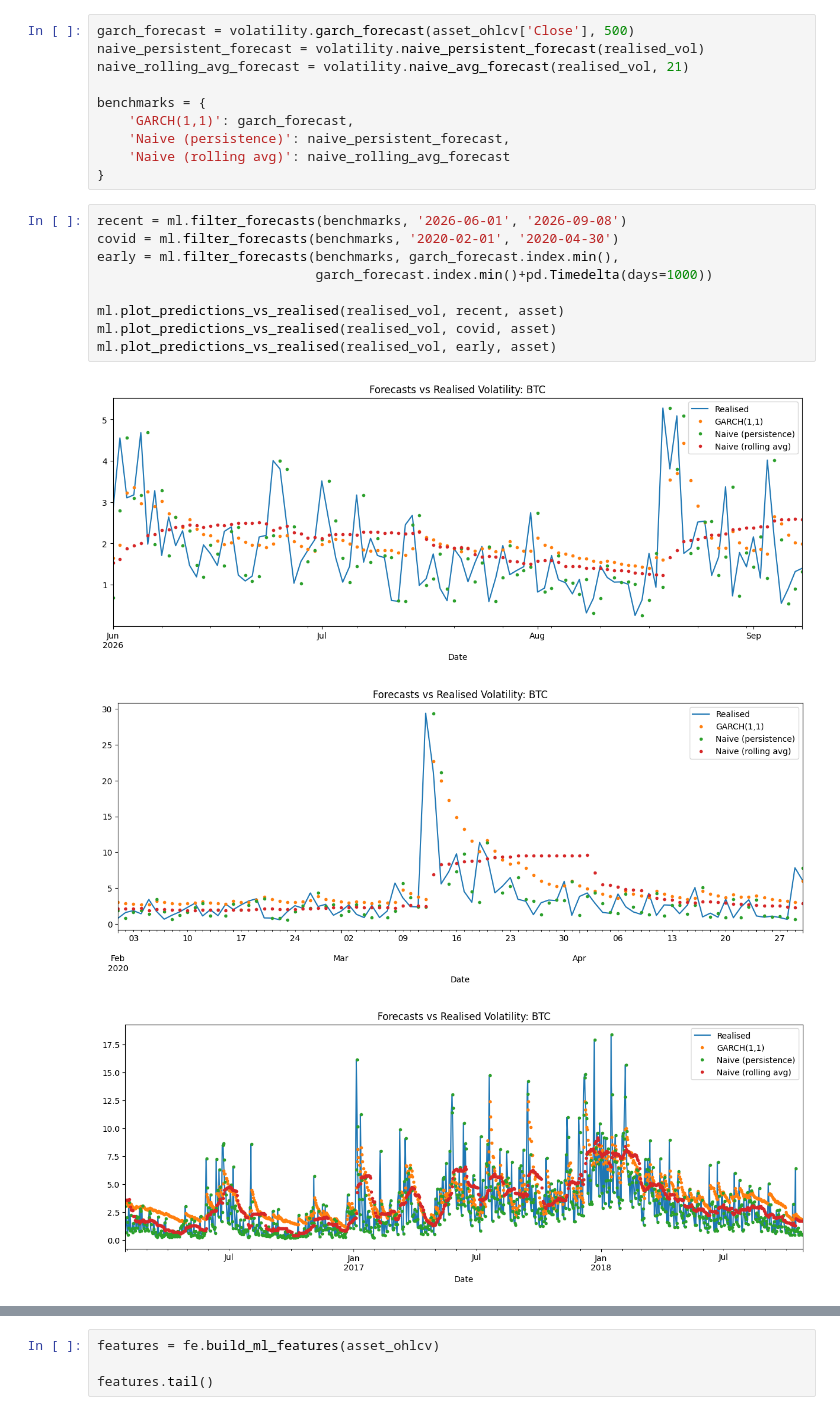
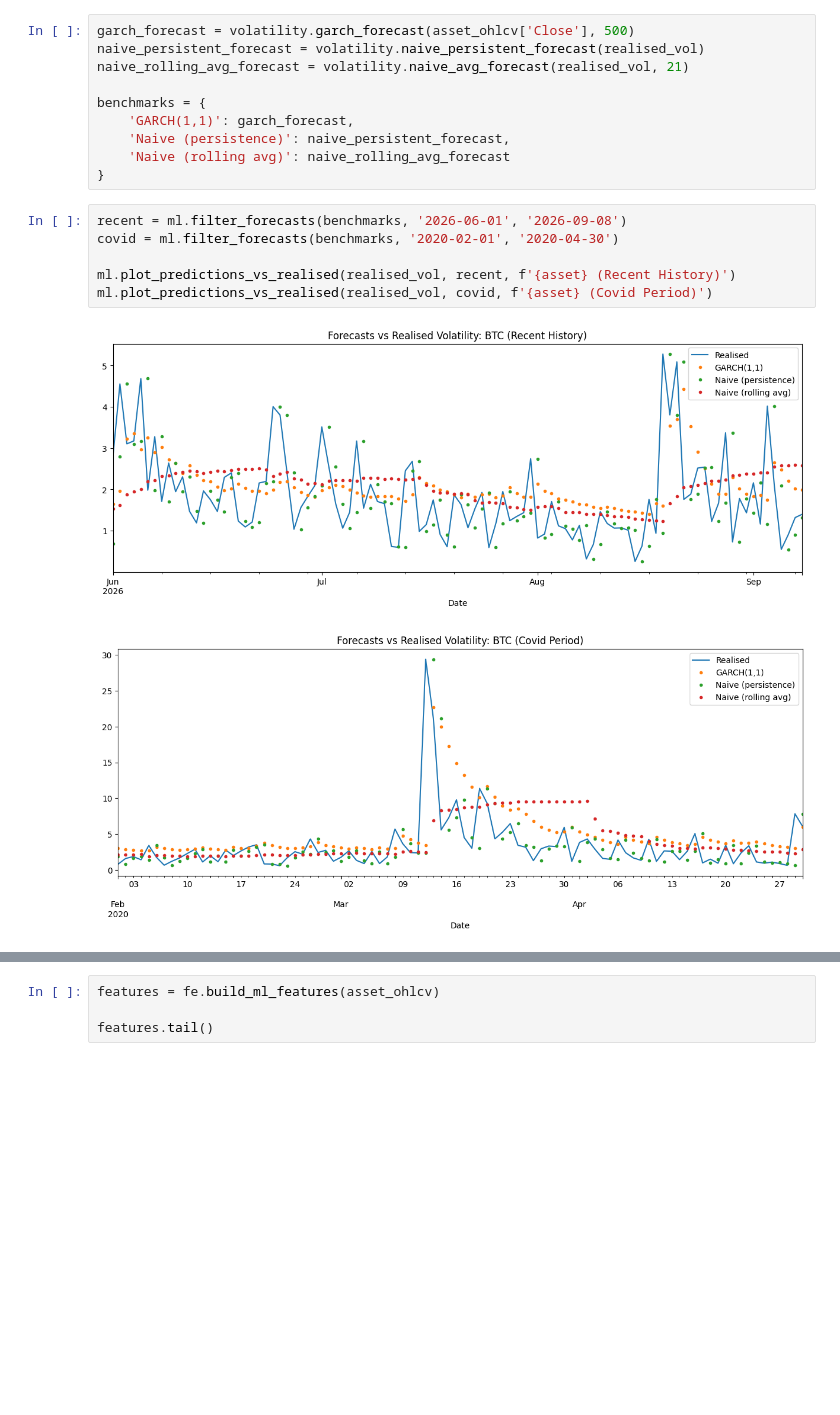
Before and after one commit to joshyspittle/Machine-Learning-Volatility, a Jupyter notebook: volatility_forecast.ipynb, the cells around one changed output, grey strips where cells are left out. Cells and saved outputs as stored; diff of their text form; blank space fills up the shorter version.

```diff
--- a/volatility_forecast.ipynb
+++ b/volatility_forecast.ipynb
@@ -111,16 +111,12 @@ benchmarks = {
 # %%
 recent = ml.filter_forecasts(benchmarks, '2026-06-01', '2026-09-08')
 covid = ml.filter_forecasts(benchmarks, '2020-02-01', '2020-04-30')
-early = ml.filter_forecasts(benchmarks, garch_forecast.index.min(),
-                            garch_forecast.index.min()+pd.Timedelta(days=1000))
 
-ml.plot_predictions_vs_realised(realised_vol, recent, asset)
-ml.plot_predictions_vs_realised(realised_vol, covid, asset)
-ml.plot_predictions_vs_realised(realised_vol, early, asset)
+ml.plot_predictions_vs_realised(realised_vol, recent, f'{asset} (Recent History)')
+ml.plot_predictions_vs_realised(realised_vol, covid, f'{asset} (Covid Period)')
 # %% [output]
-[figure, old version]
+[figure, new version]
-[figure, old version]
+[figure, new version]
-[figure, removed]
 # %% [markdown]
 Behaviour of GARCH clear:
 
```
Also changed, not shown: parts of 9 cells of this notebook.
